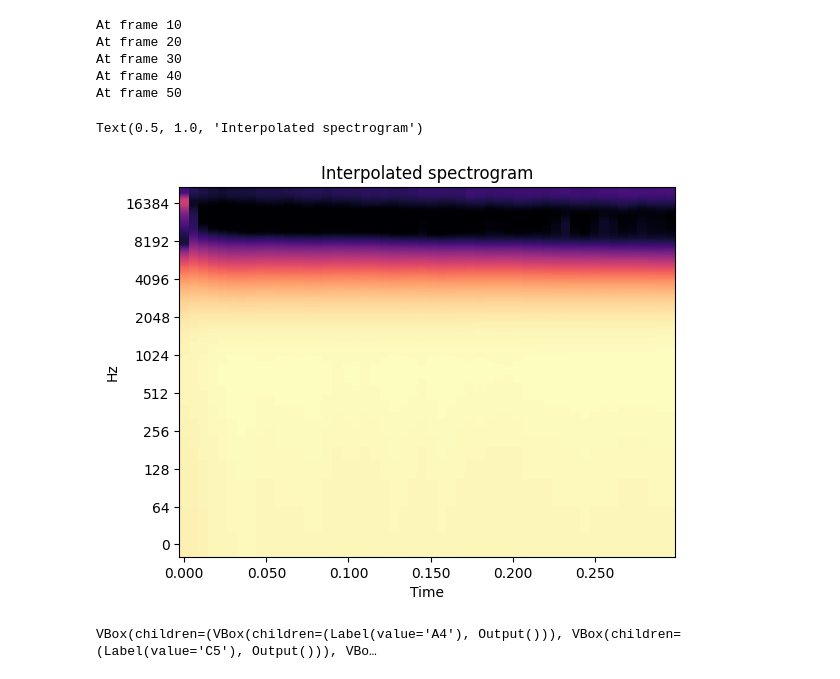
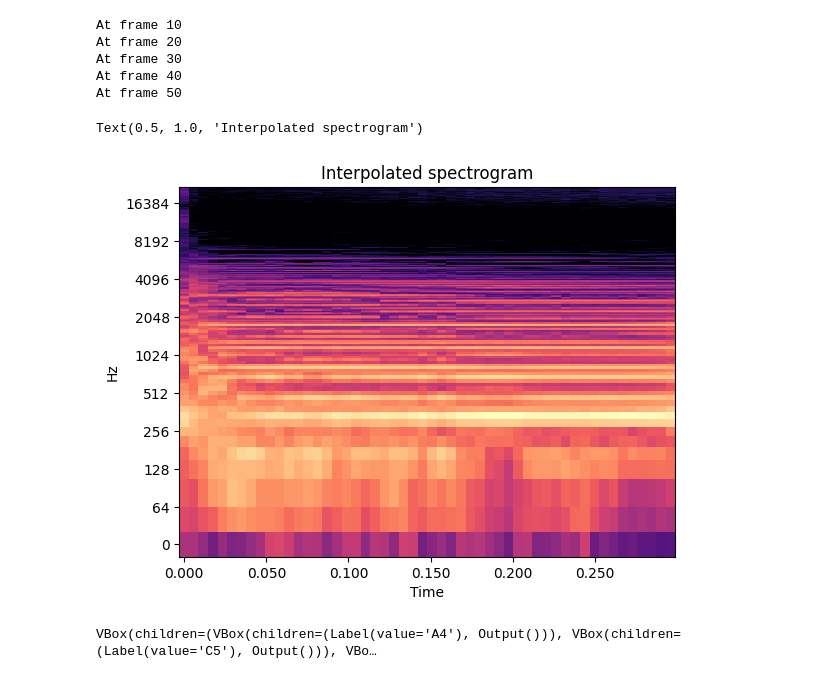
Before and after one commit to zaquastier/audio_1D_transport, a Jupyter notebook: audio_ot_v2.ipynb, the cells around one changed output. Drawn from its saved outputs; the diff is of its cells as text; code cells hidden in the pictures.

```diff
--- a/audio_ot_v2.ipynb
+++ b/audio_ot_v2.ipynb
@@ -262,15 +262,15 @@ for index in range(A_fft.shape[1]):
     weights = np.array([1 - alpha, alpha])
 
     # ot.bregman.sinkhorn_stabilized
-    # reg = 1e-4
-    # bary_pot = ot.bregman.sinkhorn_stabilized(A_frame, C_frame, M, reg)
-    # sinkhorn_stabilized_interpolation.append(bary_pot)
+    reg = 1e-4
+    bary_pot = ot.bregman.sinkhorn_stabilized(A_frame, C_frame, M, reg)
+    sinkhorn_stabilized_interpolation.append(bary_pot)
 
     # ot.bregman.barycenter_stabilized
-    reg = 1e-5
-    A = np.vstack((A_frame, C_frame)).T
-    bary_pot_stab = ot.bregman.barycenter_stabilized(A, M, reg, weights=weights)
-    sinkhorn_stabilized_interpolation.append(bary_pot_stab)
+    # reg = 1e-5
+    # A = np.vstack((A_frame, C_frame)).T
+    # bary_pot_stab = ot.bregman.barycenter_stabilized(A, M, reg, weights=weights)
+    # sinkhorn_stabilized_interpolation.append(bary_pot_stab)
 
 sinkhorn_stabilized_interpolation = np.array(sinkhorn_stabilized_interpolation)
 # %% [output]
@@ -281,28 +281,28 @@ At frame 30
 At frame 40
 At frame 50
 # %%
-# res = []
+res = []
 
-# for frame in sinkhorn_stabilized_interpolation:
-#     barycenter = np.zeros(dur)
-#     for i in range(dur):
-#         for j in range(dur):
-#             index = int((1 - alpha) * i + alpha * j)
-#             barycenter[index] += frame[i][j]
+for frame in sinkhorn_stabilized_interpolation:
+    barycenter = np.zeros(dur)
+    for i in range(dur):
+        for j in range(dur):
+            index = int((1 - alpha) * i + alpha * j)
+            barycenter[index] += frame[i][j]
 
-#     barycenter /= np.sum(barycenter)
+    barycenter /= np.sum(barycenter)
 
-#     res.append(barycenter)
+    res.append(barycenter)
 
-# res = np.array(res).T
+res = np.array(res).T
 
-res = np.array(sinkhorn_stabilized_interpolation).T
+# res = np.array(sinkhorn_stabilized_interpolation).T
 fig, ax = plt.subplots()
 img = librosa.display.specshow(librosa.amplitude_to_db(res, ref=np.max), y_axis='log', x_axis='time', ax=ax, sr=sr, n_fft=n_fft, hop_length=n_fft//4)
 ax.set_title('Interpolated spectrogram')
 # %% [output]
 Text(0.5, 1.0, 'Interpolated spectrogram')
-[figure, old version]
+[figure, new version]
 # %%
 inversed = librosa.griffinlim(res, n_iter=200)
 audio_widgets = []
```
Also changed, not shown: parts of 1 cell of this notebook, 2 other files.
